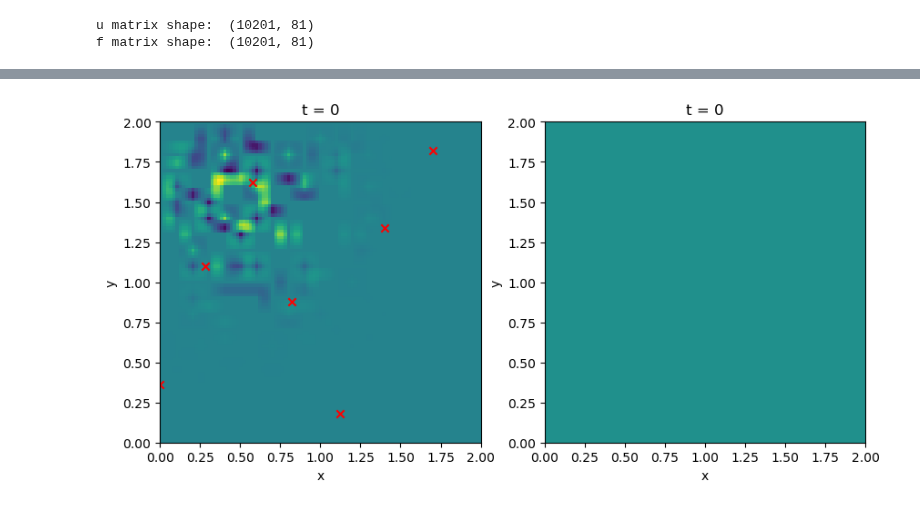
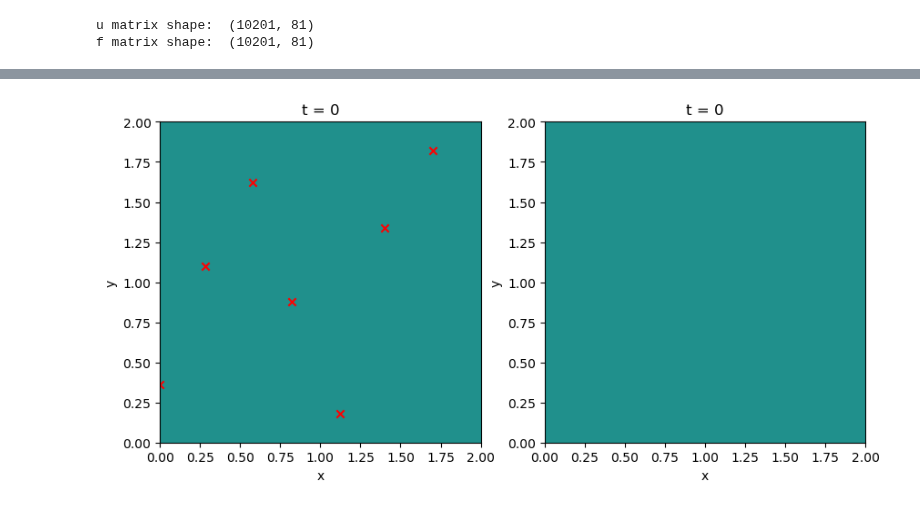
Before and after one commit to TobiLeitgeb/Code_bac, a Jupyter notebook: final_examples/wave_equation/test_import.ipynb, the cells around one changed output, grey strips where cells are left out. Saved outputs shown, nothing was run; the diff lists cells and outputs as text; code cells hidden in the pictures.

```diff
--- a/final_examples/wave_equation/test_import.ipynb
+++ b/final_examples/wave_equation/test_import.ipynb
@@ -80,35 +80,35 @@ t_train_u shape:  (500,)
 # %%
 fig, ax = plt.subplots(1,2,figsize=(10,10))
 ax = ax.flatten()
 def frame(t_index):
 
     ax[0].clear()
     #ax.plot_surface(X, Y, u_matrix[:,t_index].reshape(101,101), cmap='viridis')
-    im = ax[0].imshow(u_matrix[:,:,t_index], cmap='viridis', extent=[0,2,0,2])
+    im = ax[0].imshow(u_matrix[:,:,t_index], cmap='viridis', extent=[0,2,0,2],vmin = -1, vmax = 1)
 
     ax[0].set_xlabel('x')
     ax[0].set_ylabel('y')
     #ax.set_zlabel('u')
     ax[0].set_title('t = ' + str(t_index))
     #plot the training points if they exist at the time step
     ax[0].scatter(x_train_u[t_train_u==t_index], y_train_u[t_train_u==t_index], color='red', marker='x', label='training points')
     ax[1].clear()
     #ax.plot_surface(X, Y, u_matrix[:,t_index].reshape(101,101), cmap='viridis')
     ax[1].imshow(f_matrix[:,:,t_index], cmap='viridis',extent=[0,2,0,2],vmin = -10, vmax = 10)
     ax[1].set_xlabel('x')
     ax[1].set_ylabel('y')
     #ax.set_zlabel('u')
     ax[1].set_title('t = ' + str(t_index))
     #plot the training points if they exist at the time step
     #ax[1].scatter(x_train_u, t_train_u, color='red', marker='x', label='training points')
     return fig
 # Create the animation
 ani = FuncAnimation(fig, frame, frames=u_matrix.shape[2], repeat=False)
 
 ani.save('test.mp4', writer='ffmpeg', fps=15)
 #plt.show()
 # %% [output]
-[figure, old version]
+[figure, new version]
 # %%
 # plot 20 pictures in 2 rows and 10 columns
 fig, ax = plt.subplots(2,5,figsize=(20,5))
```
Also changed, not shown: parts of 2 cells of this notebook, 14 other files.
